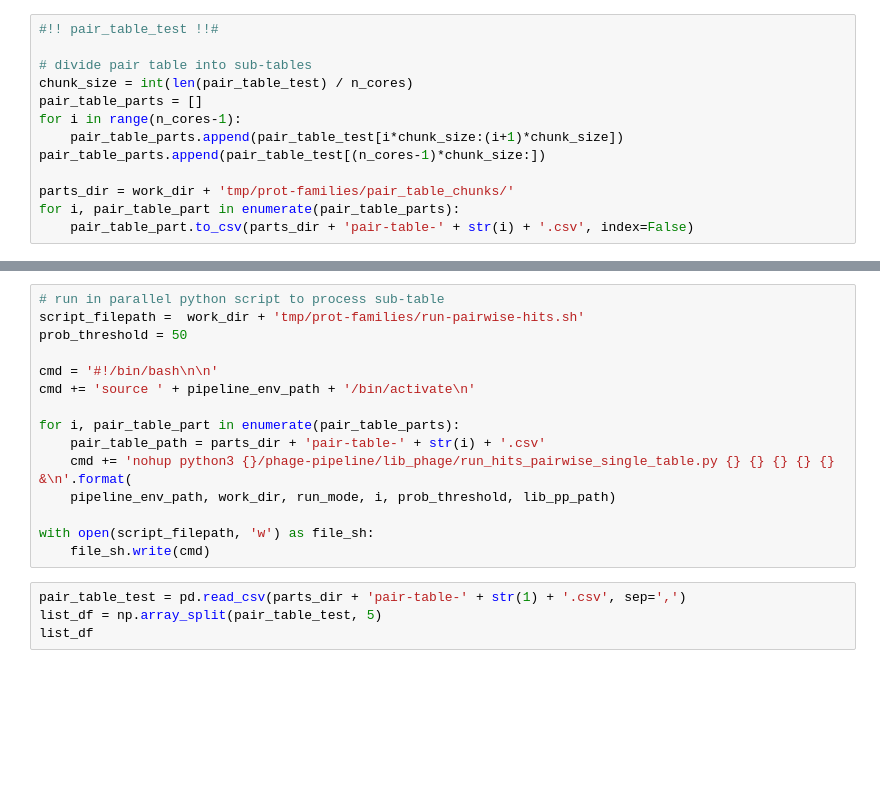
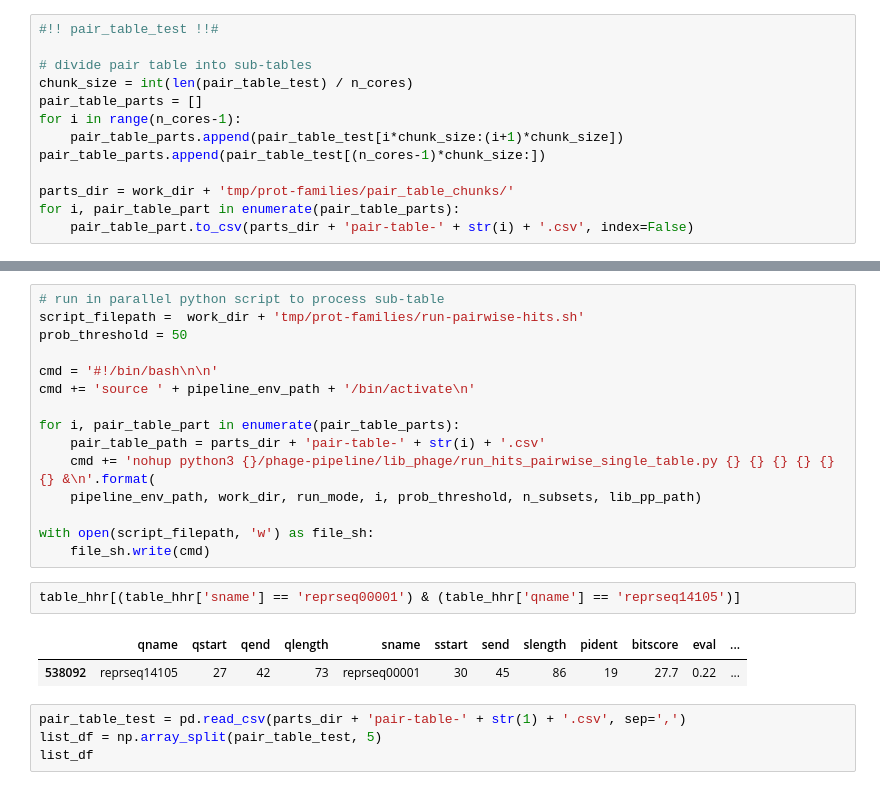
Before and after one commit to bioinf-mcb/phage-protein-modularity-data, a Jupyter notebook: pipeline/Workflow-Example.ipynb, the cells around one changed output, grey strips where cells are left out. Cells and saved outputs as stored; diff of their text form; blank space fills up the shorter version.

Commit message:
hits pairwise memory optimized

```diff
--- a/pipeline/Workflow-Example.ipynb
+++ b/pipeline/Workflow-Example.ipynb
@@ -284,11 +308,16 @@ cmd += 'source ' + pipeline_env_path + '/bin/activate\n'
 
 for i, pair_table_part in enumerate(pair_table_parts):
     pair_table_path = parts_dir + 'pair-table-' + str(i) + '.csv'
-    cmd += 'nohup python3 {}/phage-pipeline/lib_phage/run_hits_pairwise_single_table.py {} {} {} {} {} &\n'.format(
-    pipeline_env_path, work_dir, run_mode, i, prob_threshold, lib_pp_path)
+    cmd += 'nohup python3 {}/phage-pipeline/lib_phage/run_hits_pairwise_single_table.py {} {} {} {} {} {} &\n'.format(
+    pipeline_env_path, work_dir, run_mode, i, prob_threshold, n_subsets, lib_pp_path)
 
 with open(script_filepath, 'w') as file_sh:
     file_sh.write(cmd)
+# %%
+table_hhr[(table_hhr['sname'] == 'reprseq00001') & (table_hhr['qname'] == 'reprseq14105')]
+# %% [output]
+|  | qname | qstart | qend | qlength | sname | sstart | send | slength | pident | bitscore | eval | ... |
+| 538092 | reprseq14105 | 27 | 42 | 73 | reprseq00001 | 30 | 45 | 86 | 19 | 27.7 | 0.22 | ... |
 # %%
 pair_table_test = pd.read_csv(parts_dir + 'pair-table-' + str(1) + '.csv', sep=',')
 list_df = np.array_split(pair_table_test, 5)
```
Also changed, not shown: parts of 6 cells of this notebook, 1 other file.
